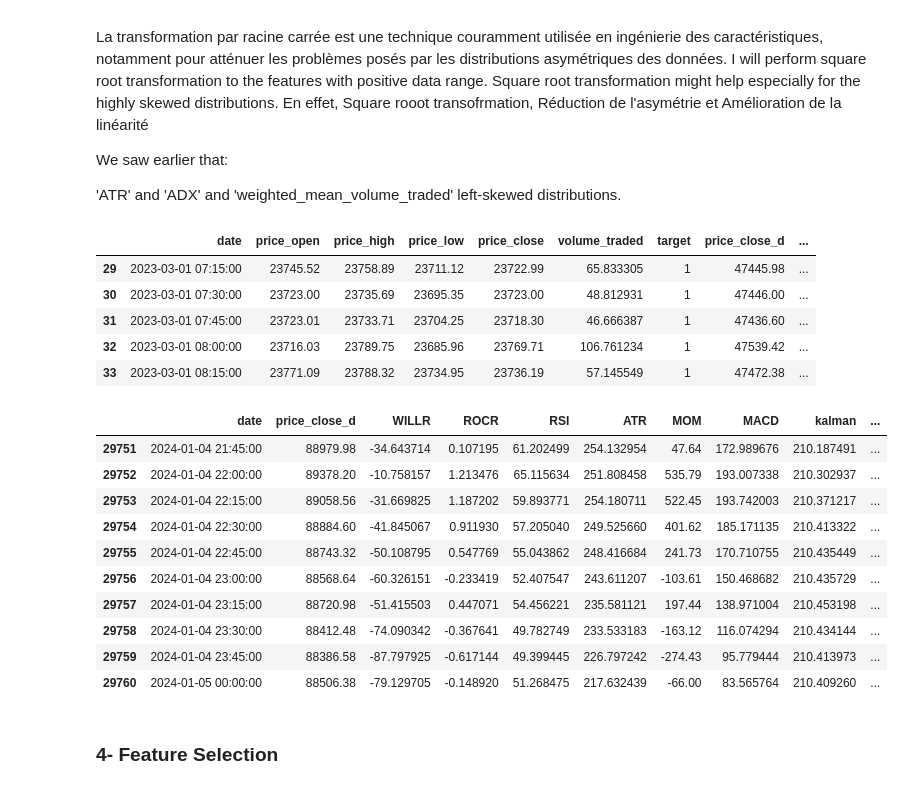
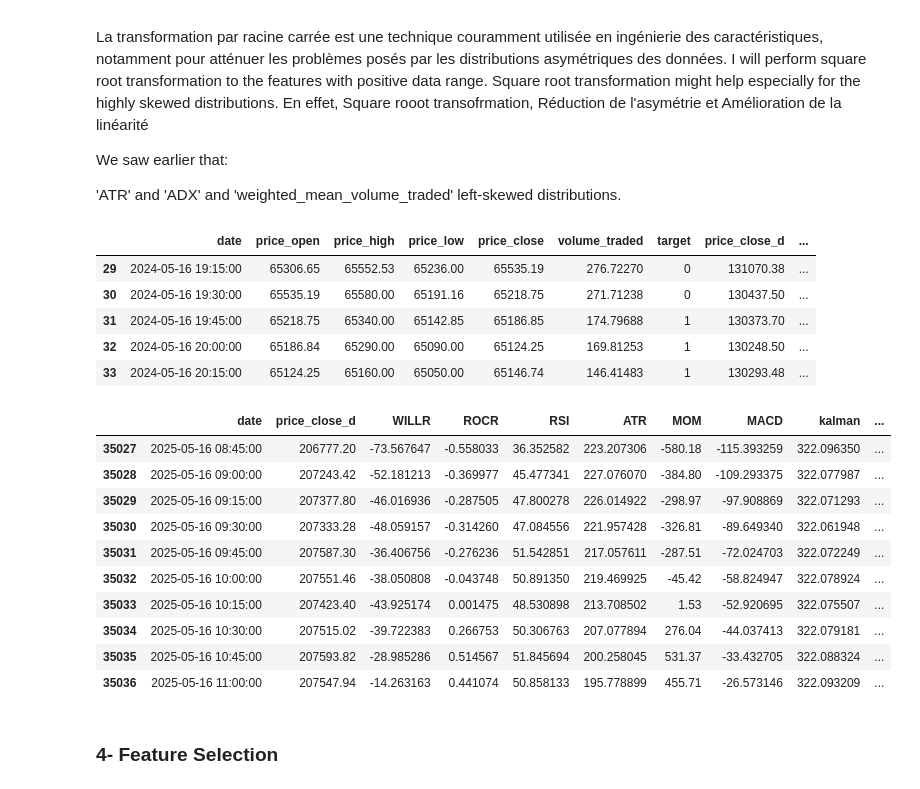
Before and after one commit to hlemonnier/Quant-studio, a Jupyter notebook: research/notebooks/price_direction_prediction.ipynb, the cells around one changed output. Cells and saved outputs as stored; diff of their text form; code cells hidden in the pictures.

```diff
--- a/research/notebooks/price_direction_prediction.ipynb
+++ b/research/notebooks/price_direction_prediction.ipynb
@@ -77,11 +77,30 @@ def fill_gaps_with_forward_filling(df, expected_freq):
 
     return df_forward_filled
 # %%
-df = pd.read_csv("C:/Users/SolalDanan/Trading Signal/1years_ohlcv_btc_usd_spot_15MIN.csv", parse_dates=['time_period_start'])
-df = fill_gaps_with_forward_filling(df,'15MIN')
-df = df[['time_period_start', 'price_open', 'price_high','price_low', 'price_close', 'volume_traded']].rename(columns={'time_period_start': 'date'})
+import pandas as pd
+
+df = pd.read_csv(
+    "/home/hlemonnier/Bureau/Coding/enigma-quant/1years_ohlcv_btc_usd_spot_15MIN.csv",
+    parse_dates=['timestamp']
+)
+
+# Renomme 'timestamp' en 'time_period_start' pour compatibilité fonction
+df = df.rename(columns={'timestamp': 'time_period_start'})
+
+df = fill_gaps_with_forward_filling(df, '15MIN')
+
+# Ensuite, renomme les colonnes pour ton traitement
+df = df.rename(columns={
+    'time_period_start': 'date',
+    'open': 'price_open',
+    'high': 'price_high',
+    'low': 'price_low',
+    'close': 'price_close',
+    'volume': 'volume_traded'
+})
+
+df = df[['date', 'price_open', 'price_high', 'price_low', 'price_close', 'volume_traded']]
 df['date'] = df['date'].dt.tz_convert(None)
-# df.insert(loc=0, column='unique_id', value=1)
 
 print(df.info())
 df
@@ -383,45 +402,45 @@ df.dropna(inplace=True)
 df.head()
 # %% [output]
 |  | date | price_open | price_high | price_low | price_close | volume_traded | target | price_close_d | ... |
-| 29 | 2023-03-01 07:15:00 | 23745.52 | 23758.89 | 23711.12 | 23722.99 | 65.833305 | 1 | 47445.98 | ... |
-| 30 | 2023-03-01 07:30:00 | 23723.00 | 23735.69 | 23695.35 | 23723.00 | 48.812931 | 1 | 47446.00 | ... |
-| 31 | 2023-03-01 07:45:00 | 23723.01 | 23733.71 | 23704.25 | 23718.30 | 46.666387 | 1 | 47436.60 | ... |
-| 32 | 2023-03-01 08:00:00 | 23716.03 | 23789.75 | 23685.96 | 23769.71 | 106.761234 | 1 | 47539.42 | ... |
-| 33 | 2023-03-01 08:15:00 | 23771.09 | 23788.32 | 23734.95 | 23736.19 | 57.145549 | 1 | 47472.38 | ... |
+| 29 | 2024-05-16 19:15:00 | 65306.65 | 65552.53 | 65236.00 | 65535.19 | 276.72270 | 0 | 131070.38 | ... |
+| 30 | 2024-05-16 19:30:00 | 65535.19 | 65580.00 | 65191.16 | 65218.75 | 271.71238 | 0 | 130437.50 | ... |
+| 31 | 2024-05-16 19:45:00 | 65218.75 | 65340.00 | 65142.85 | 65186.85 | 174.79688 | 1 | 130373.70 | ... |
+| 32 | 2024-05-16 20:00:00 | 65186.84 | 65290.00 | 65090.00 | 65124.25 | 169.81253 | 1 | 130248.50 | ... |
+| 33 | 2024-05-16 20:15:00 | 65124.25 | 65160.00 | 65050.00 | 65146.74 | 146.41483 | 1 | 130293.48 | ... |
 # %%
-filtered_df = df[df['date'] <= '2024-01-05 00:00:00']
+filtered_df = df[df['date'] > '2025-01-01 00:00:00']
 # Specify the columns you want to keep
 columns_to_keep = [
     'date',
     'price_close_d',
     'WILLR',
     'ROCR',
     'RSI',
     'ATR',
     'MOM',
     'MACD',
     'kalman',
     'sqrt_weighted_mean_volume_traded',
     'difference_mean'
 ]
 
 # Select only the specified columns
 filtered_df = filtered_df[columns_to_keep]
 
 # Display the filtered DataFrame
 filtered_df.tail(10)
 # %% [output]
 |  | date | price_close_d | WILLR | ROCR | RSI | ATR | MOM | MACD | kalman | ... |
-| 29751 | 2024-01-04 21:45:00 | 88979.98 | -34.643714 | 0.107195 | 61.202499 | 254.132954 | 47.64 | 172.989676 | 210.187491 | ... |
-| 29752 | 2024-01-04 22:00:00 | 89378.20 | -10.758157 | 1.213476 | 65.115634 | 251.808458 | 535.79 | 193.007338 | 210.302937 | ... |
-| 29753 | 2024-01-04 22:15:00 | 89058.56 | -31.669825 | 1.187202 | 59.893771 | 254.180711 | 522.45 | 193.742003 | 210.371217 | ... |
-| 29754 | 2024-01-04 22:30:00 | 88884.60 | -41.845067 | 0.911930 | 57.205040 | 249.525660 | 401.62 | 185.171135 | 210.413322 | ... |
-| 29755 | 2024-01-04 22:45:00 | 88743.32 | -50.108795 | 0.547769 | 55.043862 | 248.416684 | 241.73 | 170.710755 | 210.435449 | ... |
-| 29756 | 2024-01-04 23:00:00 | 88568.64 | -60.326151 | -0.233419 | 52.407547 | 243.611207 | -103.61 | 150.468682 | 210.435729 | ... |
-| 29757 | 2024-01-04 23:15:00 | 88720.98 | -51.415503 | 0.447071 | 54.456221 | 235.581121 | 197.44 | 138.971004 | 210.453198 | ... |
-| 29758 | 2024-01-04 23:30:00 | 88412.48 | -74.090342 | -0.367641 | 49.782749 | 233.533183 | -163.12 | 116.074294 | 210.434144 | ... |
-| 29759 | 2024-01-04 23:45:00 | 88386.58 | -87.797925 | -0.617144 | 49.399445 | 226.797242 | -274.43 | 95.779444 | 210.413973 | ... |
-| 29760 | 2024-01-05 00:00:00 | 88506.38 | -79.129705 | -0.148920 | 51.268475 | 217.632439 | -66.00 | 83.565764 | 210.409260 | ... |
+| 35027 | 2025-05-16 08:45:00 | 206777.20 | -73.567647 | -0.558033 | 36.352582 | 223.207306 | -580.18 | -115.393259 | 322.096350 | ... |
+| 35028 | 2025-05-16 09:00:00 | 207243.42 | -52.181213 | -0.369977 | 45.477341 | 227.076070 | -384.80 | -109.293375 | 322.077987 | ... |
+| 35029 | 2025-05-16 09:15:00 | 207377.80 | -46.016936 | -0.287505 | 47.800278 | 226.014922 | -298.97 | -97.908869 | 322.071293 | ... |
+| 35030 | 2025-05-16 09:30:00 | 207333.28 | -48.059157 | -0.314260 | 47.084556 | 221.957428 | -326.81 | -89.649340 | 322.061948 | ... |
+| 35031 | 2025-05-16 09:45:00 | 207587.30 | -36.406756 | -0.276236 | 51.542851 | 217.057611 | -287.51 | -72.024703 | 322.072249 | ... |
+| 35032 | 2025-05-16 10:00:00 | 207551.46 | -38.050808 | -0.043748 | 50.891350 | 219.469925 | -45.42 | -58.824947 | 322.078924 | ... |
+| 35033 | 2025-05-16 10:15:00 | 207423.40 | -43.925174 | 0.001475 | 48.530898 | 213.708502 | 1.53 | -52.920695 | 322.075507 | ... |
+| 35034 | 2025-05-16 10:30:00 | 207515.02 | -39.722383 | 0.266753 | 50.306763 | 207.077894 | 276.04 | -44.037413 | 322.079181 | ... |
+| 35035 | 2025-05-16 10:45:00 | 207593.82 | -28.985286 | 0.514567 | 51.845694 | 200.258045 | 531.37 | -33.432705 | 322.088324 | ... |
+| 35036 | 2025-05-16 11:00:00 | 207547.94 | -14.263163 | 0.441074 | 50.858133 | 195.778899 | 455.71 | -26.573146 | 322.093209 | ... |
 # %% [markdown]
 ### 4- Feature Selection
 # %%
```
Also changed, not shown: parts of 23 cells of this notebook, 25 other files.
